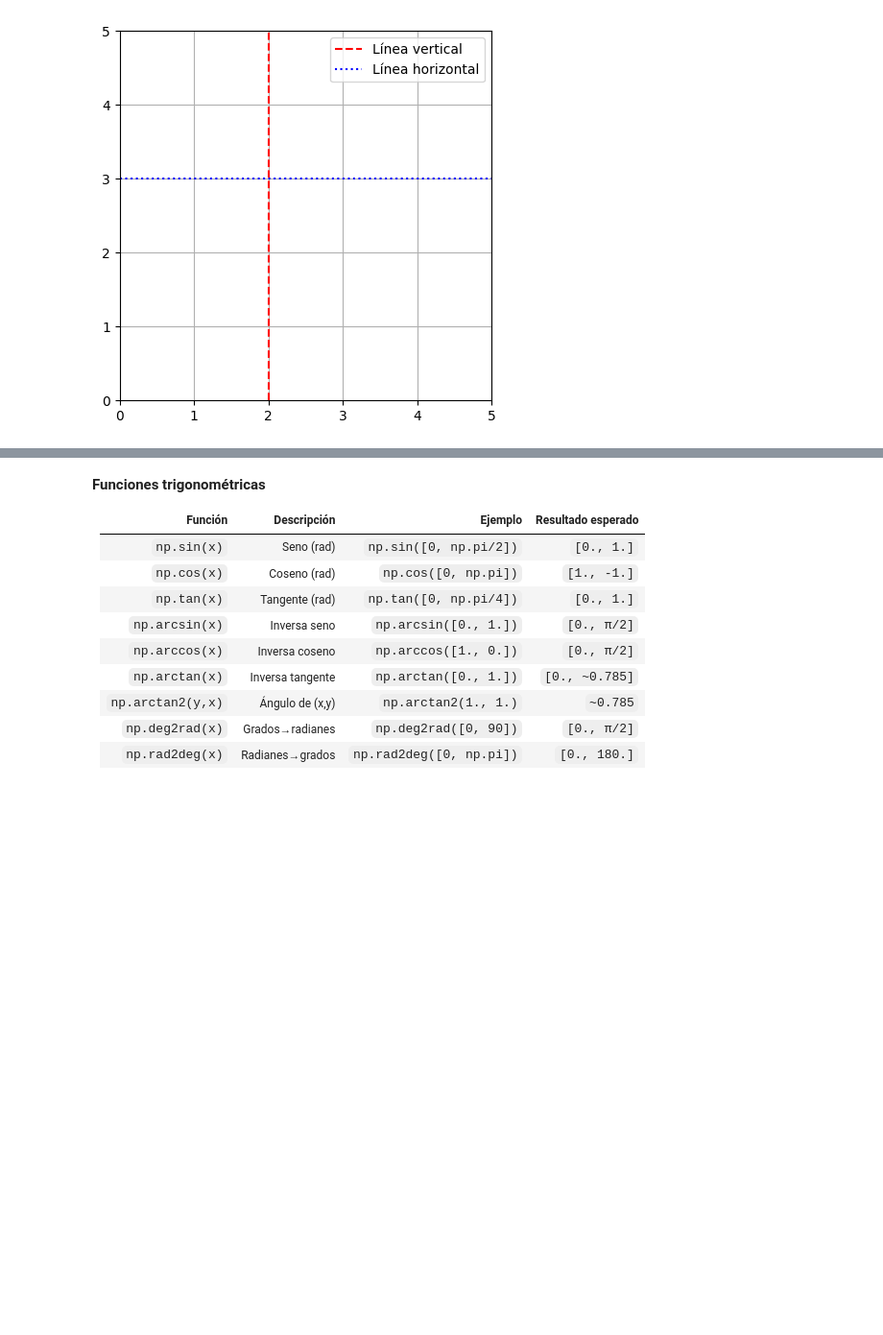
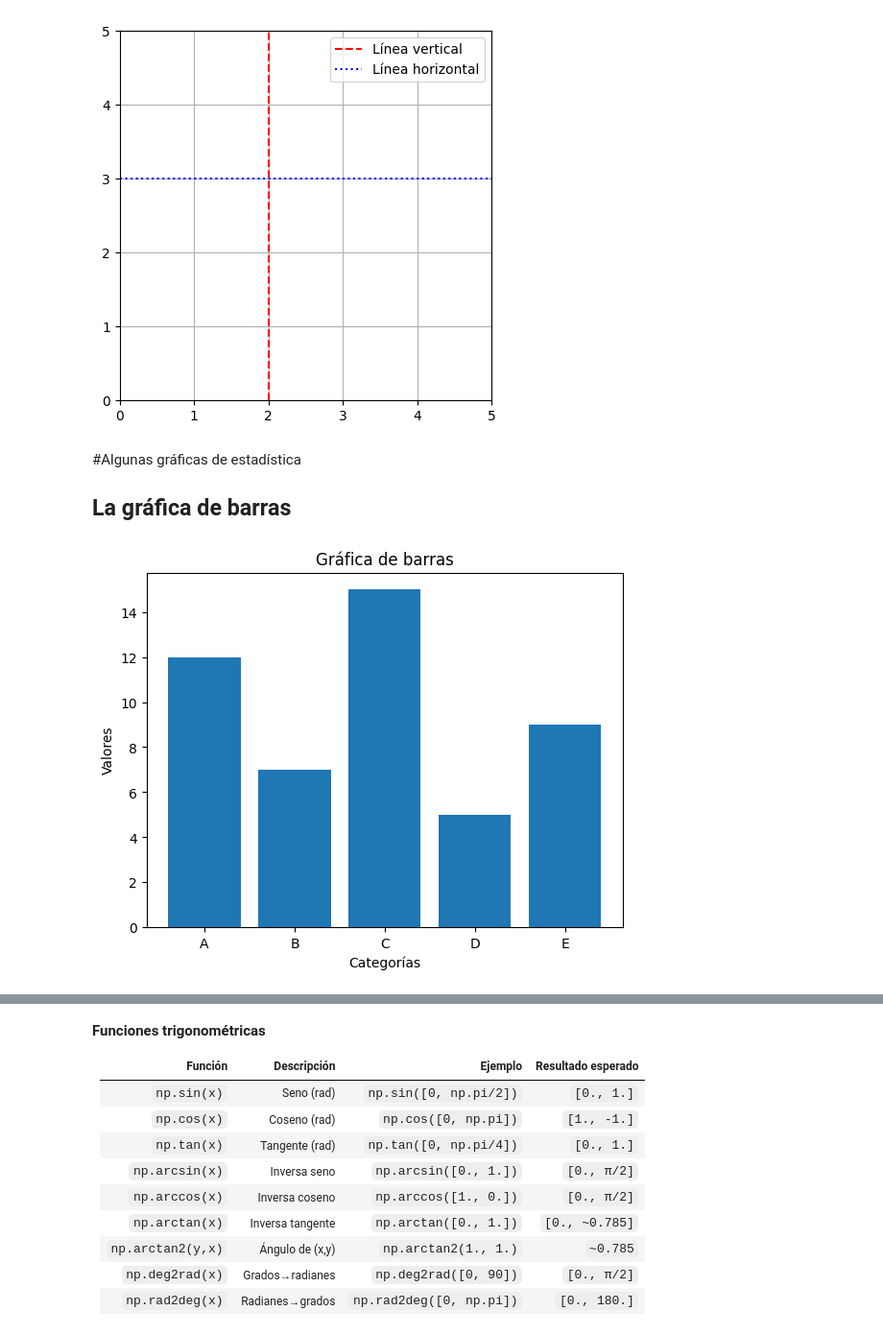
Before and after one commit to mike1502/THC, a Jupyter notebook: Python/NivelIntermedio/Modulos_Y_Bibliotecas/matplotlib.ipynb, the cells around one changed output, grey strips where cells are left out. Shown at 96% size. Saved outputs shown, nothing was run; the diff lists cells and outputs as text; code cells hidden in the pictures; blank space fills up the shorter version.

```diff
--- a/Python/NivelIntermedio/Modulos_Y_Bibliotecas/matplotlib.ipynb
+++ b/Python/NivelIntermedio/Modulos_Y_Bibliotecas/matplotlib.ipynb
@@ -783,3 +783,21 @@ plt.grid(True)
 plt.show()
 # %% [output]
 [figure]
+# %% [markdown]
+#Algunas gráficas de estadística
+## La gráfica de barras
+# %%
+import numpy as np
+import matplotlib.pyplot as plt
+
+categorias = ["A", "B", "C", "D", "E"]
+valores = [12, 7, 15, 5, 9]
+
+plt.figure()
+plt.bar(categorias, valores)
+plt.title("Gráfica de barras")
+plt.xlabel("Categorías")
+plt.ylabel("Valores")
+plt.show()
+# %% [output]
+[figure, added]
```
Also changed, not shown: parts of 4 cells of this notebook.
